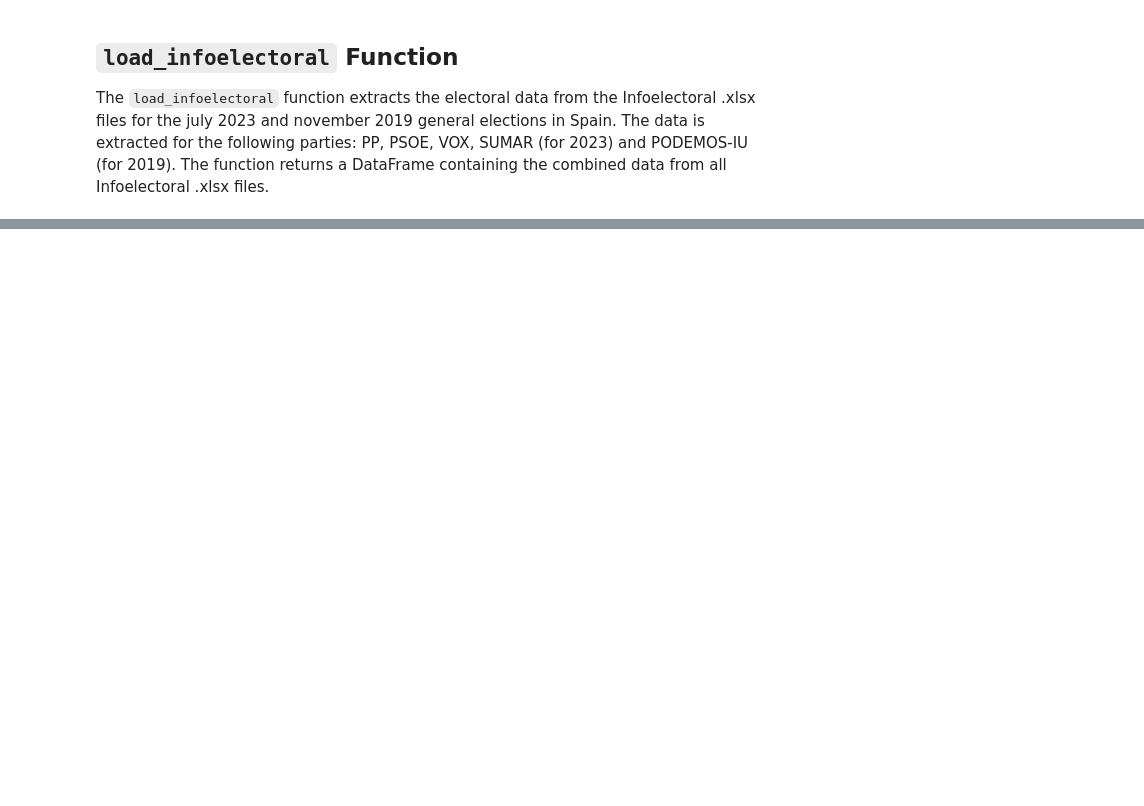
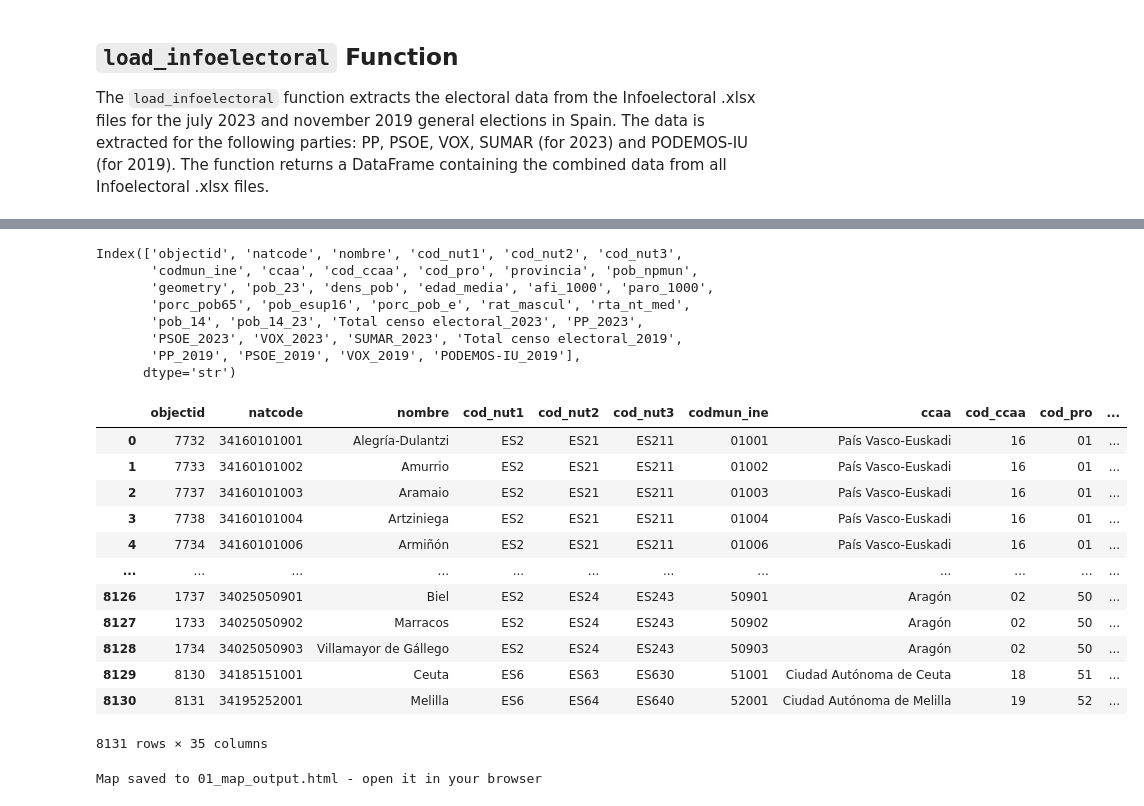
Before and after one commit to rsangil03/tfg_electoral_analysis_spain_2023, a Jupyter notebook: notebooks/01_data_extraction.ipynb, the cells around one changed output, grey strips where cells are left out. Cells and saved outputs as stored; diff of their text form; code cells hidden in the pictures; blank space fills up the shorter version.

```diff
--- a/notebooks/01_data_extraction.ipynb
+++ b/notebooks/01_data_extraction.ipynb
@@ -81,0 +107,26 @@ df_infoelectoral.to_excel(f'data_infoelectoral.xlsx', index=False)
+# %%
+gdf = de.extract_data()
+print(gdf.columns)
+gdf
+# %% [output]
+Index(['objectid', 'natcode', 'nombre', 'cod_nut1', 'cod_nut2', 'cod_nut3',
+       'codmun_ine', 'ccaa', 'cod_ccaa', 'cod_pro', 'provincia', 'pob_npmun',
+       'geometry', 'pob_23', 'dens_pob', 'edad_media', 'afi_1000', 'paro_1000',
+       'porc_pob65', 'pob_esup16', 'porc_pob_e', 'rat_mascul', 'rta_nt_med',
+       'pob_14', 'pob_14_23', 'Total censo electoral_2023', 'PP_2023',
+       'PSOE_2023', 'VOX_2023', 'SUMAR_2023', 'Total censo electoral_2019',
+       'PP_2019', 'PSOE_2019', 'VOX_2019', 'PODEMOS-IU_2019'],
+      dtype='str')
+|  | objectid | natcode | nombre | cod_nut1 | cod_nut2 | cod_nut3 | codmun_ine | ccaa | cod_ccaa | cod_pro | ... |
+| 0 | 7732 | 34160101001 | Alegría-Dulantzi | ES2 | ES21 | ES211 | 01001 | País Vasco-Euskadi | 16 | 01 | ... |
+| 1 | 7733 | 34160101002 | Amurrio | ES2 | ES21 | ES211 | 01002 | País Vasco-Euskadi | 16 | 01 | ... |
+| 2 | 7737 | 34160101003 | Aramaio | ES2 | ES21 | ES211 | 01003 | País Vasco-Euskadi | 16 | 01 | ... |
+| 3 | 7738 | 34160101004 | Artziniega | ES2 | ES21 | ES211 | 01004 | País Vasco-Euskadi | 16 | 01 | ... |
+| 4 | 7734 | 34160101006 | Armiñón | ES2 | ES21 | ES211 | 01006 | País Vasco-Euskadi | 16 | 01 | ... |
+| ... | ... | ... | ... | ... | ... | ... | ... | ... | ... | ... | ... |
+| 8126 | 1737 | 34025050901 | Biel | ES2 | ES24 | ES243 | 50901 | Aragón | 02 | 50 | ... |
+| 8127 | 1733 | 34025050902 | Marracos | ES2 | ES24 | ES243 | 50902 | Aragón | 02 | 50 | ... |
+| 8128 | 1734 | 34025050903 | Villamayor de Gállego | ES2 | ES24 | ES243 | 50903 | Aragón | 02 | 50 | ... |
+| 8129 | 8130 | 34185151001 | Ceuta | ES6 | ES63 | ES630 | 51001 | Ciudad Autónoma de Ceuta | 18 | 51 | ... |
+| 8130 | 8131 | 34195252001 | Melilla | ES6 | ES64 | ES640 | 52001 | Ciudad Autónoma de Melilla | 19 | 52 | ... |
+8131 rows × 35 columns
@@ -81,0 +135,8 @@ df_infoelectoral.to_excel(f'data_infoelectoral.xlsx', index=False)
+# %%
+#Sample 1000 rows to keep it fast
+# Save the map as an HTML
+m = gdf.explore()
+m.save('01_map_output.html')
+print("Map saved to 01_map_output.html - open it in your browser (Note: it is heavy, it will consume a lot of memory and may be slow to load)")
+# %% [output]
+Map saved to 01_map_output.html - open it in your browser
```
Also changed, not shown: parts of 9 cells of this notebook, 2 other files.
